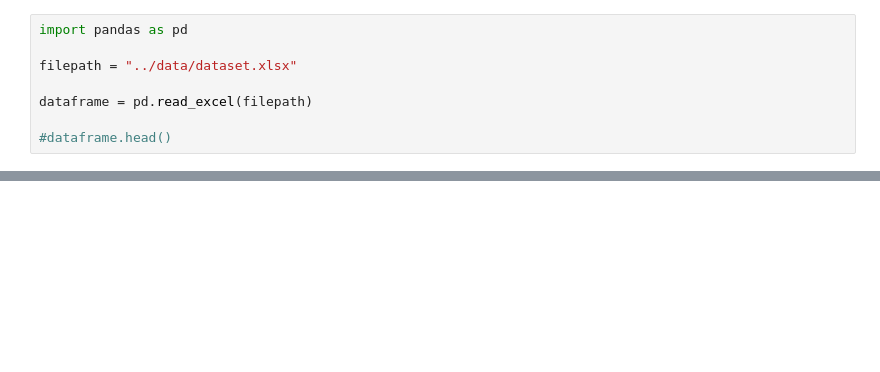
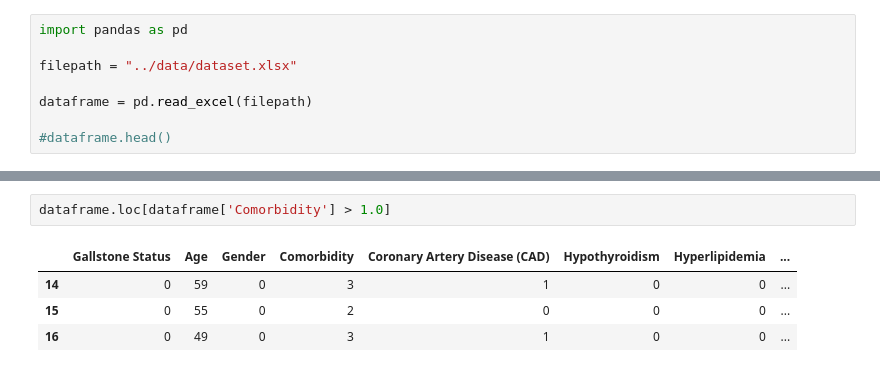
Before and after one commit to aaronsd1/DAT540-group-project, a Jupyter notebook: notebooks/01_exploration.ipynb, the cells around one changed output, grey strips where cells are left out. Cells and saved outputs as stored; diff of their text form; blank space fills up the shorter version.

```diff
--- a/notebooks/01_exploration.ipynb
+++ b/notebooks/01_exploration.ipynb
@@ -32,0 +80,7 @@ dataframe.describe() # Prints typical statistical values such as mean, std, coun
+# %%
+dataframe.loc[dataframe['Comorbidity'] > 1.0]
+# %% [output]
+|  | Gallstone Status | Age | Gender | Comorbidity | Coronary Artery Disease (CAD) | Hypothyroidism | Hyperlipidemia | ... |
+| 14 | 0 | 59 | 0 | 3 | 1 | 0 | 0 | ... |
+| 15 | 0 | 55 | 0 | 2 | 0 | 0 | 0 | ... |
+| 16 | 0 | 49 | 0 | 3 | 1 | 0 | 0 | ... |
```
Also changed, not shown: parts of 7 cells of this notebook.
